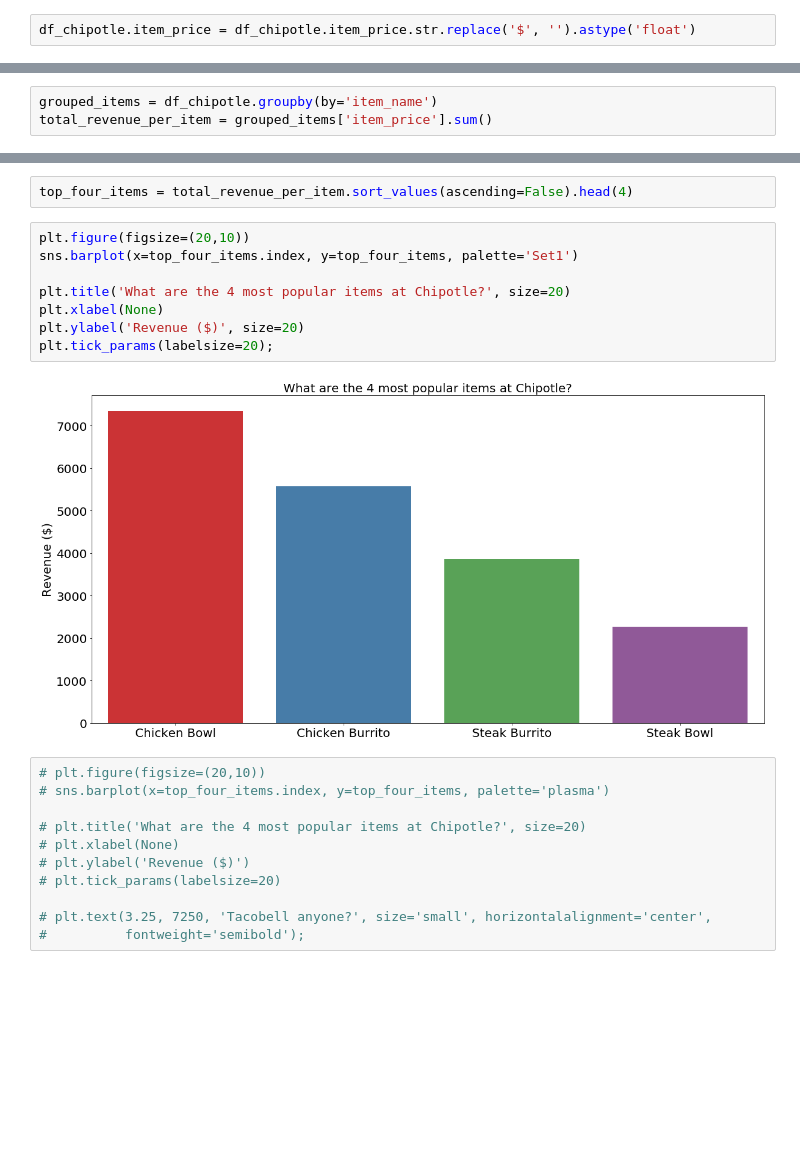
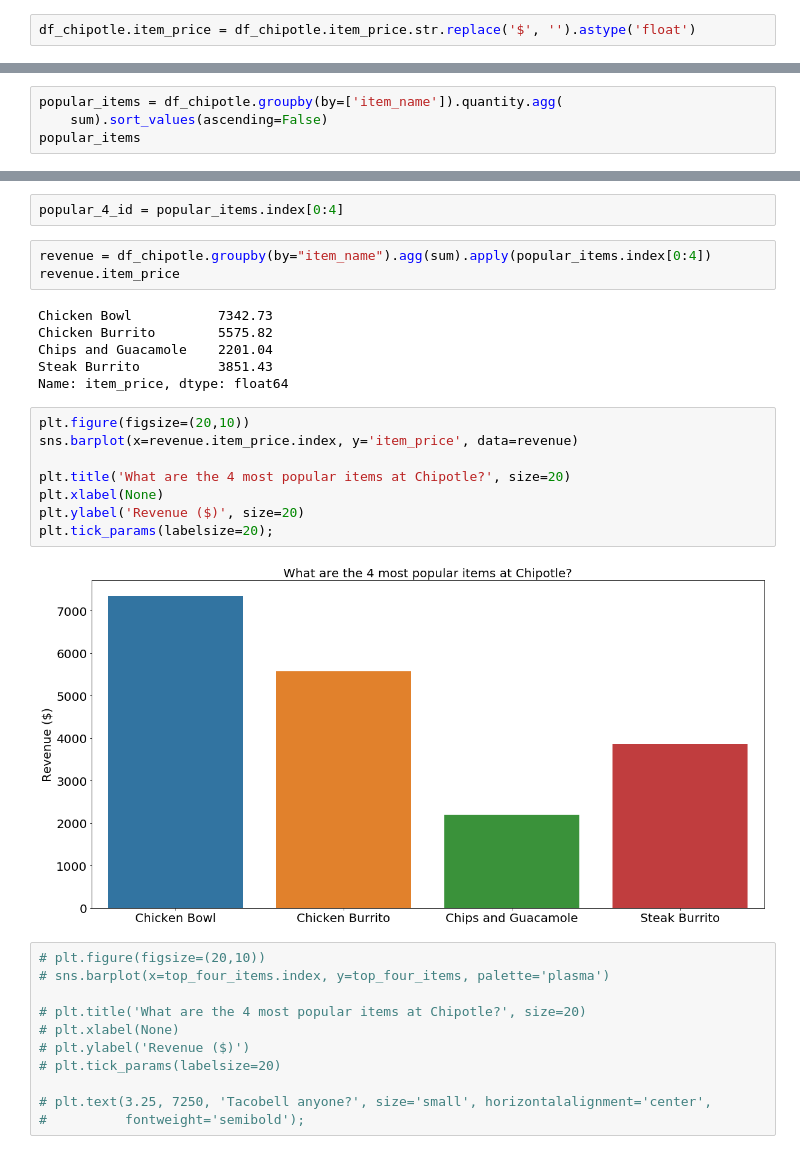
Before and after one commit to Promeos/numpy-pandas-visualization-exercises, a Jupyter notebook: seaborn_exercises.ipynb, the cells around one changed output, grey strips where cells are left out. Drawn from its saved outputs; the diff is of its cells as text; blank space fills up the shorter version.

```diff
--- a/seaborn_exercises.ipynb
+++ b/seaborn_exercises.ipynb
@@ -279,3 +352,4 @@ df_chipotle.item_price = df_chipotle.item_price.str.replace('$', '').astype('flo
 # %%
-grouped_items = df_chipotle.groupby(by='item_name')
-total_revenue_per_item = grouped_items['item_price'].sum()
+popular_items = df_chipotle.groupby(by=['item_name']).quantity.agg(
+    sum).sort_values(ascending=False)
+popular_items
@@ -282,15 +374,24 @@ total_revenue_per_item = grouped_items['item_price'].sum()
-# %%
-top_four_items = total_revenue_per_item.sort_values(ascending=False).head(4)
+# %%
+popular_4_id = popular_items.index[0:4]
+# %%
+revenue = df_chipotle.groupby(by="item_name").agg(sum).apply(popular_items.index[0:4])
+revenue.item_price
+# %% [output]
+Chicken Bowl           7342.73
+Chicken Burrito        5575.82
+Chips and Guacamole    2201.04
+Steak Burrito          3851.43
+Name: item_price, dtype: float64
 # %%
 plt.figure(figsize=(20,10))
-sns.barplot(x=top_four_items.index, y=top_four_items, palette='Set1')
+sns.barplot(x=revenue.item_price.index, y='item_price', data=revenue)
 
 plt.title('What are the 4 most popular items at Chipotle?', size=20)
 plt.xlabel(None)
 plt.ylabel('Revenue ($)', size=20)
 plt.tick_params(labelsize=20);
 # %% [output]
-[figure, old version]
+[figure, new version]
 # %%
 # plt.figure(figsize=(20,10))
 # sns.barplot(x=top_four_items.index, y=top_four_items, palette='plasma')
```
Also changed, not shown: parts of 20 cells of this notebook.
